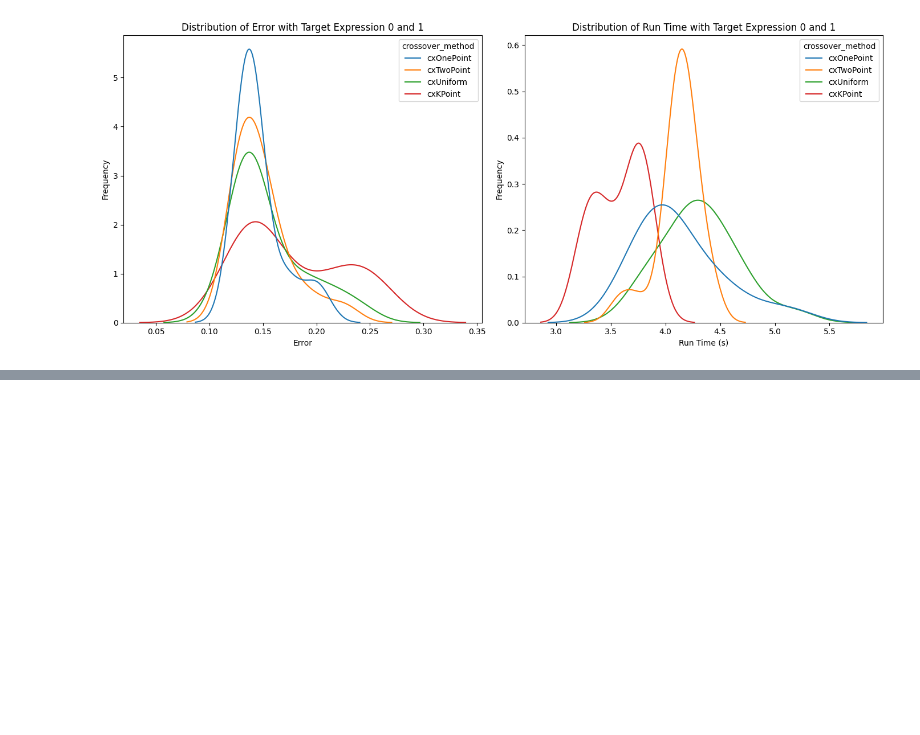
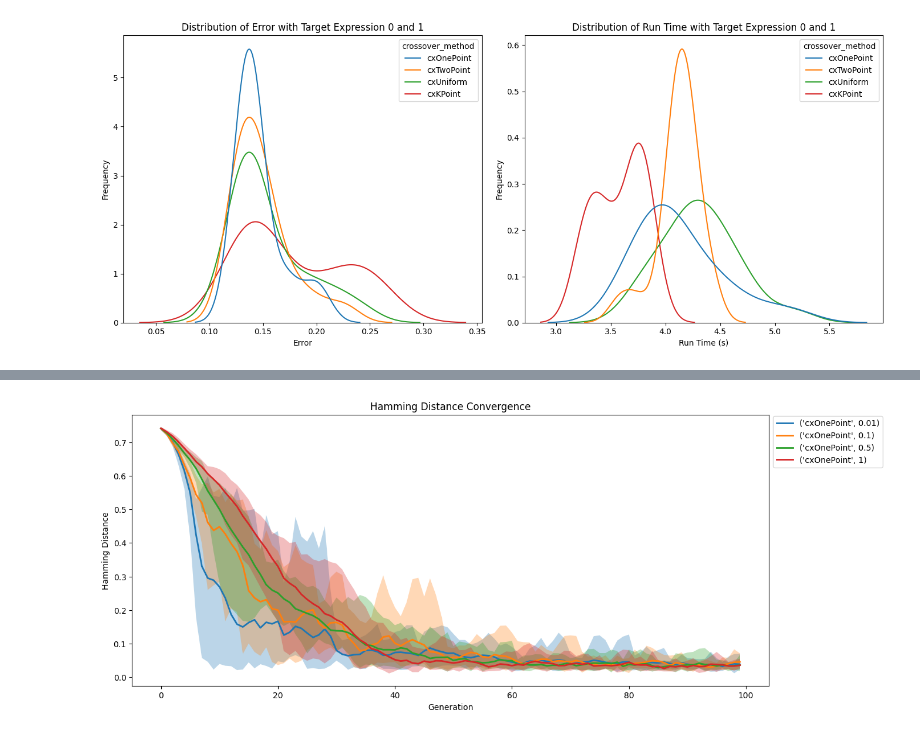
Before and after one commit to Rhys-sg/promoter-sequence-transcription-rates, a Jupyter notebook: v2/Testing GA/GA_deap/2_crossover.ipynb, the cells around one changed output, grey strips where cells are left out. Drawn from its saved outputs; the diff is of its cells as text; code cells hidden in the pictures; blank space fills up the shorter version.

```diff
--- a/v2/Testing GA/GA_deap/2_crossover.ipynb
+++ b/v2/Testing GA/GA_deap/2_crossover.ipynb
@@ -346,0 +366,12 @@ ANOVA Test for run_time by crossover_method:
+# %%
+target_expressions = [0]
+
+# cxOnePoint, varying crossover rate
+param_ranges = {
+    'crossover_method' : ['cxOnePoint'],
+    'crossover_rate' : [0.01, 0.1, 0.5, 1]
+}
+results_dfs = test_param_convergence(param_ranges, target_expressions, lineages, kwargs)
+convergence_fill_between(results_dfs)
+# %% [output]
+[figure, added]
```
Also changed, not shown: parts of 3 cells of this notebook, 3 other files.
